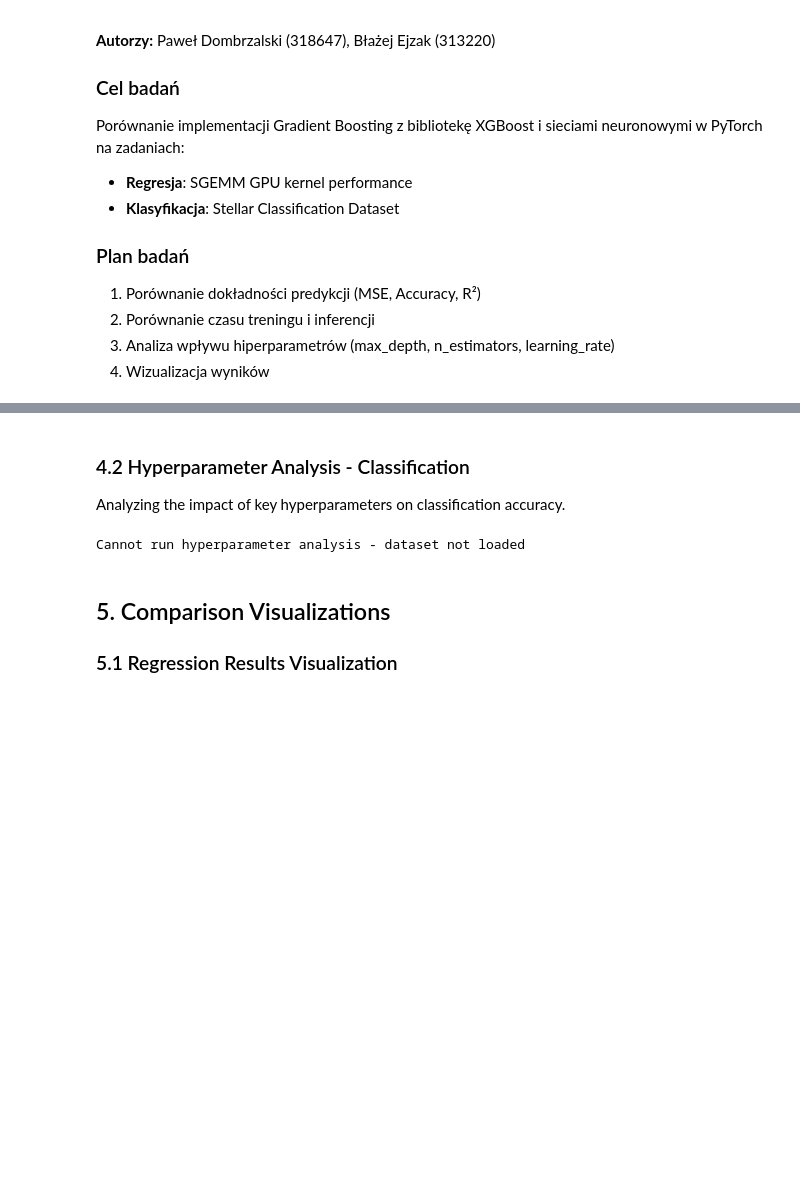
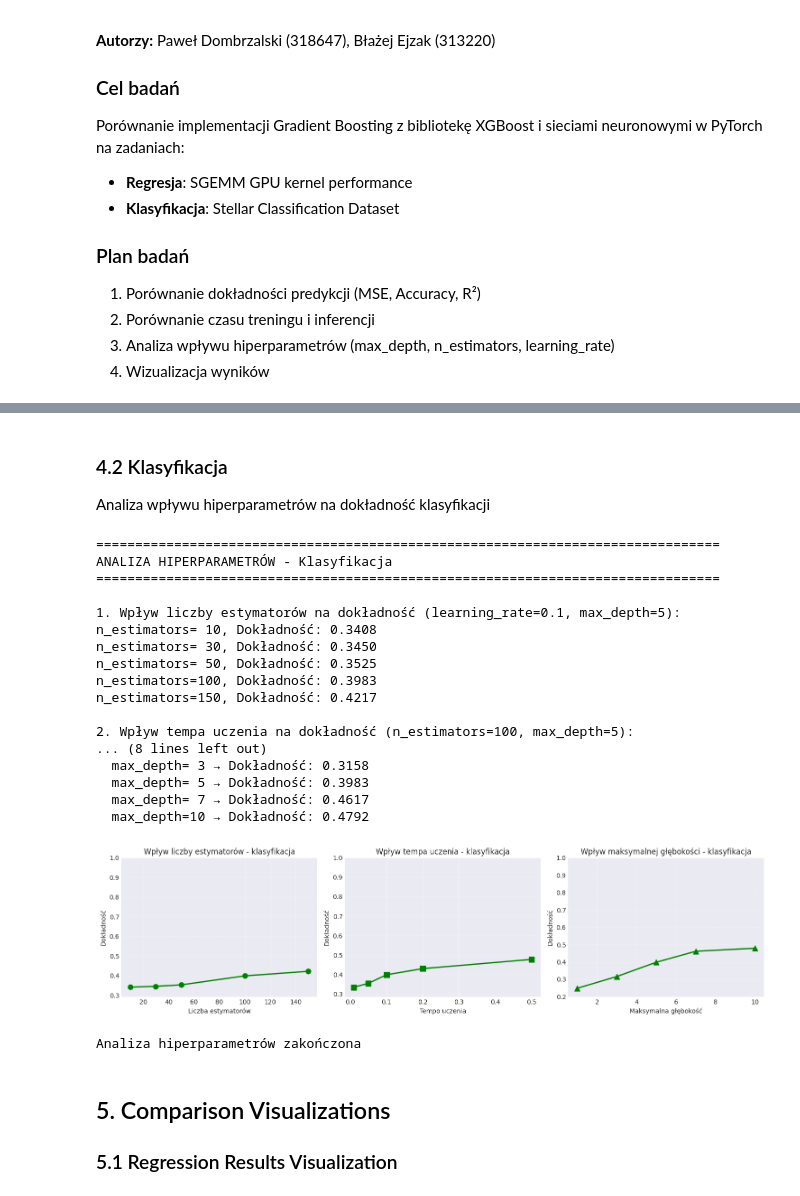
Before and after one commit to Blaczumba/zum_2026l, a Jupyter notebook: research_plan.ipynb, the cells around one changed output, grey strips where cells are left out. Cells and saved outputs as stored; diff of their text form; code cells hidden in the pictures; blank space fills up the shorter version.

```diff
--- a/research_plan.ipynb
+++ b/research_plan.ipynb
@@ -392,13 +450,13 @@ Cannot run classification experiment - dataset not loaded
 # %% [markdown]
-### 4.2 Hyperparameter Analysis - Classification
+### 4.2 Klasyfikacja
 
-Analyzing the impact of key hyperparameters on classification accuracy.
+Analiza wpływu hiperparametrów na dokładność klasyfikacji
 # %%
 if X_train_clf is not None:
     print("\n" + "="*80)
-    print("HYPERPARAMETER ANALYSIS - Classification")
+    print("ANALIZA HIPERPARAMETRÓW - Klasyfikacja")
     print("="*80)
-    print("\n1. Impact of n_estimators on Accuracy (learning_rate=0.1, max_depth=5):")
+    print("\n1. Wpływ liczby estymatorów na dokładność (learning_rate=0.1, max_depth=5):")
     estimators_range = [10, 30, 50, 100, 150]
     acc_by_estimators = []
 
@@ -408,10 +466,10 @@ if X_train_clf is not None:
         preds = model.predict(X_test_clf)
         acc = accuracy_score(y_test_clf, preds)
         acc_by_estimators.append(acc)
-        print(f"  n_estimators={n_est:3d} → Accuracy: {acc:.4f}")
+        print(f"n_estimators={n_est:3d}, Dokładność: {acc:.4f}")
 
-    # 2. Wpływ learning_rate
-    print("\n2. Impact of learning_rate on Accuracy (n_estimators=100, max_depth=5):")
+
+    print("\n2. Wpływ tempa uczenia na dokładność (n_estimators=100, max_depth=5):")
     lr_range = [0.01, 0.05, 0.1, 0.2, 0.5]
     acc_by_lr = []
 
@@ -421,52 +479,70 @@ if X_train_clf is not None:
         preds = model.predict(X_test_clf)
         acc = accuracy_score(y_test_clf, preds)
         acc_by_lr.append(acc)
-        print(f"  learning_rate={lr:.2f} → Accuracy: {acc:.4f}")
+        print(f"  learning_rate={lr:.2f} → Dokładność: {acc:.4f}")
 
-    print("\n3. Impact of max_depth on Accuracy (n_estimators=100, learning_rate=0.1):")
+    print("\n3. Wpływ maksymalnej głębokości na dokładność (n_estimators=100, learning_rate=0.1):")
     depth_range = [1, 3, 5, 7, 10]
     acc_by_depth = []
 
     for depth in depth_range:
         model = GradientBoostingClassifier(n_estimators=100, learning_rate=0.1, max_depth=depth)
         model.fit(X_train_clf, y_train_clf)
         preds = model.predict(X_test_clf)
         acc = accuracy_score(y_test_clf, preds)
         acc_by_depth.append(acc)
-        print(f"  max_depth={depth:2d} → Accuracy: {acc:.4f}")
+        print(f"  max_depth={depth:2d} → Dokładność: {acc:.4f}")
 
     fig, axes = plt.subplots(1, 3, figsize=(15, 4))
 
     axes[0].plot(estimators_range, acc_by_estimators, marker='o', linewidth=2, markersize=8, color='green')
-    axes[0].set_xlabel('n_estimators')
-    axes[0].set_ylabel('Accuracy')
-    axes[0].set_title('Impact of n_estimators (Classification)')
+    axes[0].set_xlabel('Liczba estymatorów')
+    axes[0].set_ylabel('Dokładność')
+    axes[0].set_title('Wpływ liczby estymatorów - klasyfikacja')
     axes[0].set_ylim([min(acc_by_estimators) - 0.05, 1.0])
     axes[0].grid(True, alpha=0.3)
 
     axes[1].plot(lr_range, acc_by_lr, marker='s', linewidth=2, markersize=8, color='green')
-    axes[1].set_xlabel('learning_rate')
-    axes[1].set_ylabel('Accuracy')
-    axes[1].set_title('Impact of learning_rate (Classification)')
+    axes[1].set_xlabel('Tempo uczenia')
+    axes[1].set_ylabel('Dokładność')
+    axes[1].set_title('Wpływ tempa uczenia - klasyfikacja')
     axes[1].set_ylim([min(acc_by_lr) - 0.05, 1.0])
     axes[1].grid(True, alpha=0.3)
 
     axes[2].plot(depth_range, acc_by_depth, marker='^', linewidth=2, markersize=8, color='green')
-    axes[2].set_xlabel('max_depth')
-    axes[2].set_ylabel('Accuracy')
-    axes[2].set_title('Impact of max_depth (Classification)')
+    axes[2].set_xlabel('Maksymalna głębokość')
+    axes[2].set_ylabel('Dokładność')
+    axes[2].set_title('Wpływ maksymalnej głębokości - klasyfikacja')
     axes[2].set_ylim([min(acc_by_depth) - 0.05, 1.0])
     axes[2].grid(True, alpha=0.3)
 
     plt.tight_layout()
-    plt.savefig('zum-2026l/classification_hyperparams.png', dpi=150)
+    plt.savefig('classification_hyperparams.png', dpi=150)
     plt.show()
 
-    print("\n✓ Hyperparameter analysis complete")
+    print("\nAnaliza hiperparametrów zakończona")
 else:
-    print("Cannot run hyperparameter analysis - dataset not loaded")
+    print("Zbiór danych nie został załadowany")
 # %% [output]
-Cannot run hyperparameter analysis - dataset not loaded
+================================================================================
+ANALIZA HIPERPARAMETRÓW - Klasyfikacja
+================================================================================
+
+1. Wpływ liczby estymatorów na dokładność (learning_rate=0.1, max_depth=5):
+n_estimators= 10, Dokładność: 0.3408
+n_estimators= 30, Dokładność: 0.3450
+n_estimators= 50, Dokładność: 0.3525
+n_estimators=100, Dokładność: 0.3983
+n_estimators=150, Dokładność: 0.4217
+
+2. Wpływ tempa uczenia na dokładność (n_estimators=100, max_depth=5):
+... (8 lines left out)
+  max_depth= 3 → Dokładność: 0.3158
+  max_depth= 5 → Dokładność: 0.3983
+  max_depth= 7 → Dokładność: 0.4617
+  max_depth=10 → Dokładność: 0.4792
+[figure, added]
+Analiza hiperparametrów zakończona
 # %% [markdown]
 ## 5. Comparison Visualizations
 
```
Also changed, not shown: parts of 17 cells of this notebook, 2 other files.
